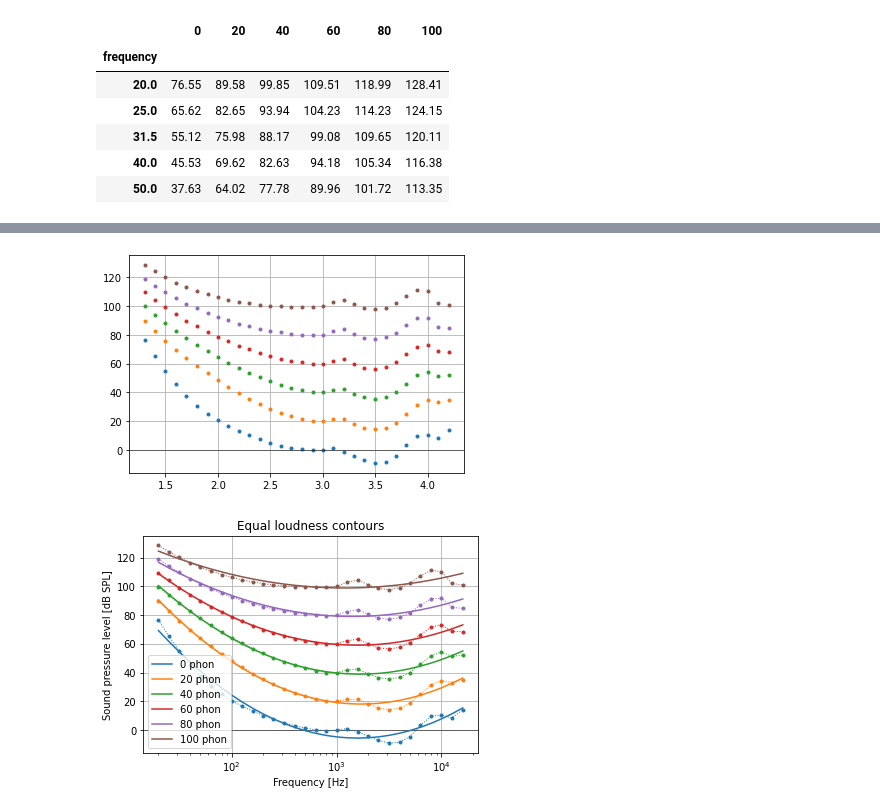
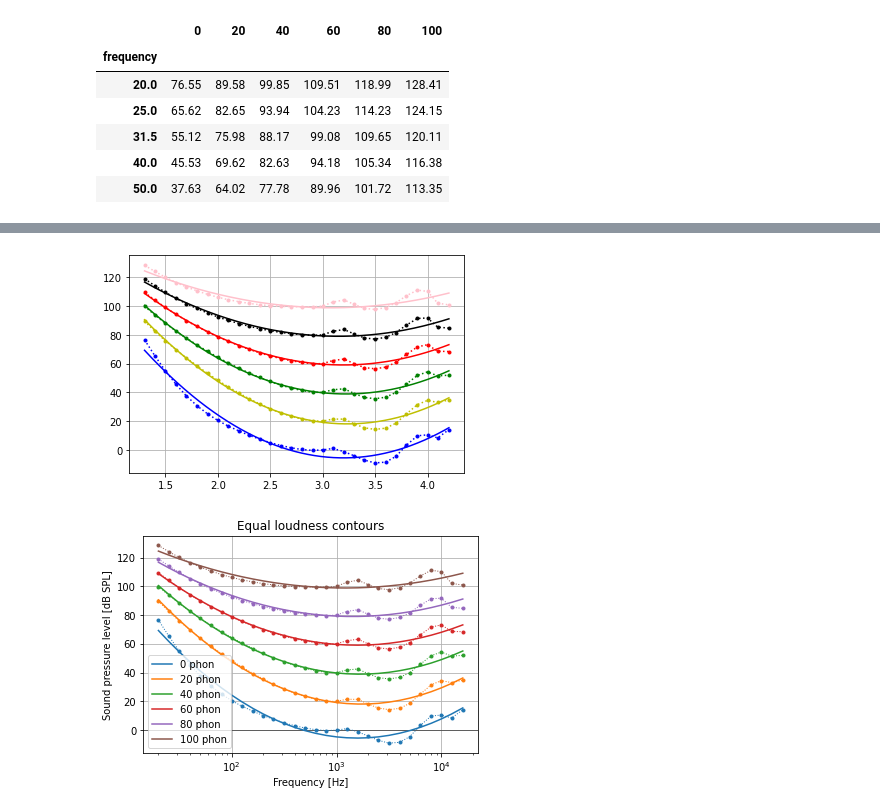
Before and after one commit to ddlatumalea/signal_analysis, a Jupyter notebook: DS1 SignAnal - Lesson 3 (v2021) - D.ipynb, the cells around one changed output, grey strips where cells are left out. Cells and saved outputs as stored; diff of their text form; code cells hidden in the pictures.

```diff
--- a/DS1 SignAnal - Lesson 3 (v2021) - D.ipynb
+++ b/DS1 SignAnal - Lesson 3 (v2021) - D.ipynb
@@ -456,19 +441,22 @@ Float64Index([1.3010299956639813, 1.3979400086720377, 1.4983105537896004,
-# %%
-x = np.log10(loudness.index)
-
-# y = coef[0]*2*
-
-plt.plot(x, loudness["0"], 'o', markersize=3)
-plt.plot(x, loudness["20"], 'o', markersize=3)
-plt.plot(x, loudness["40"], 'o', markersize=3)
-plt.plot(x, loudness["60"], 'o', markersize=3)
-plt.plot(x, loudness["80"], 'o', markersize=3)
-plt.plot(x, loudness["100"], 'o', markersize=3)
-plt.axhline(0, color='black', lw=0.5)
-
-plt.grid(True)
-# %% [output]
-[figure, removed]
+# %%
+xi = np.log10(loudness.index)
+x = np.log10(np.linspace(20, 16000, 20000))
+columns = loudness.columns
+colors = ['b', 'y', 'g', 'r', 'k', 'pink']
+
+
+for i, col in enumerate(columns):
+    coef = np.polyfit(np.log10(loudness.index), loudness[col], deg=2)
+    fit = np.poly1d(coef)
+    y = fit(x)
+
+    plt.plot(xi, loudness[col], ':o', color=colors[i], markersize=3)
+    plt.plot(x, y, '-', color=colors[i])
+
+plt.grid()
+plt.show()
+# %% [output]
+[figure, added]
 # %%
 # %% [output]
 [figure]
```
Also changed, not shown: parts of 2 cells of this notebook, 2 other files.
